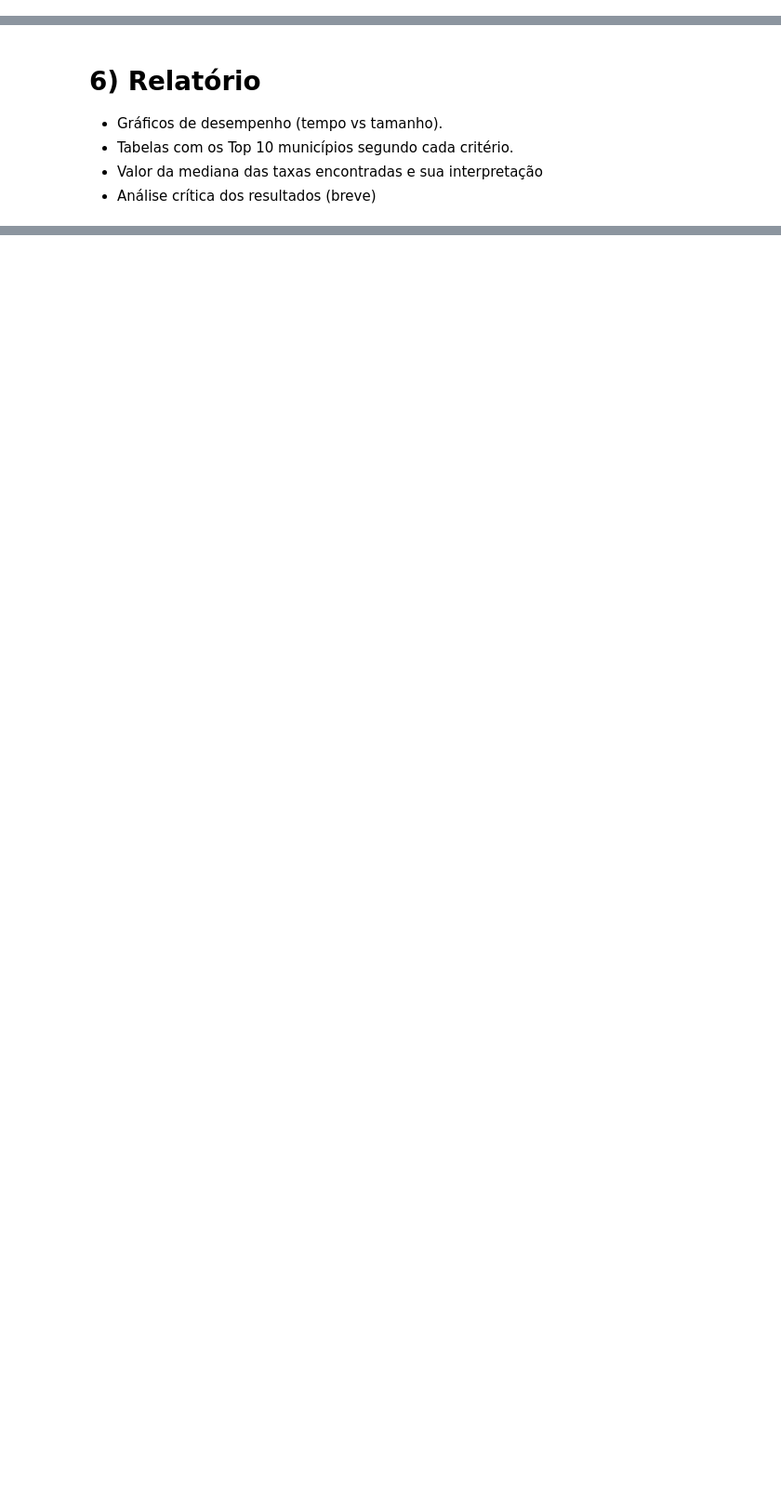
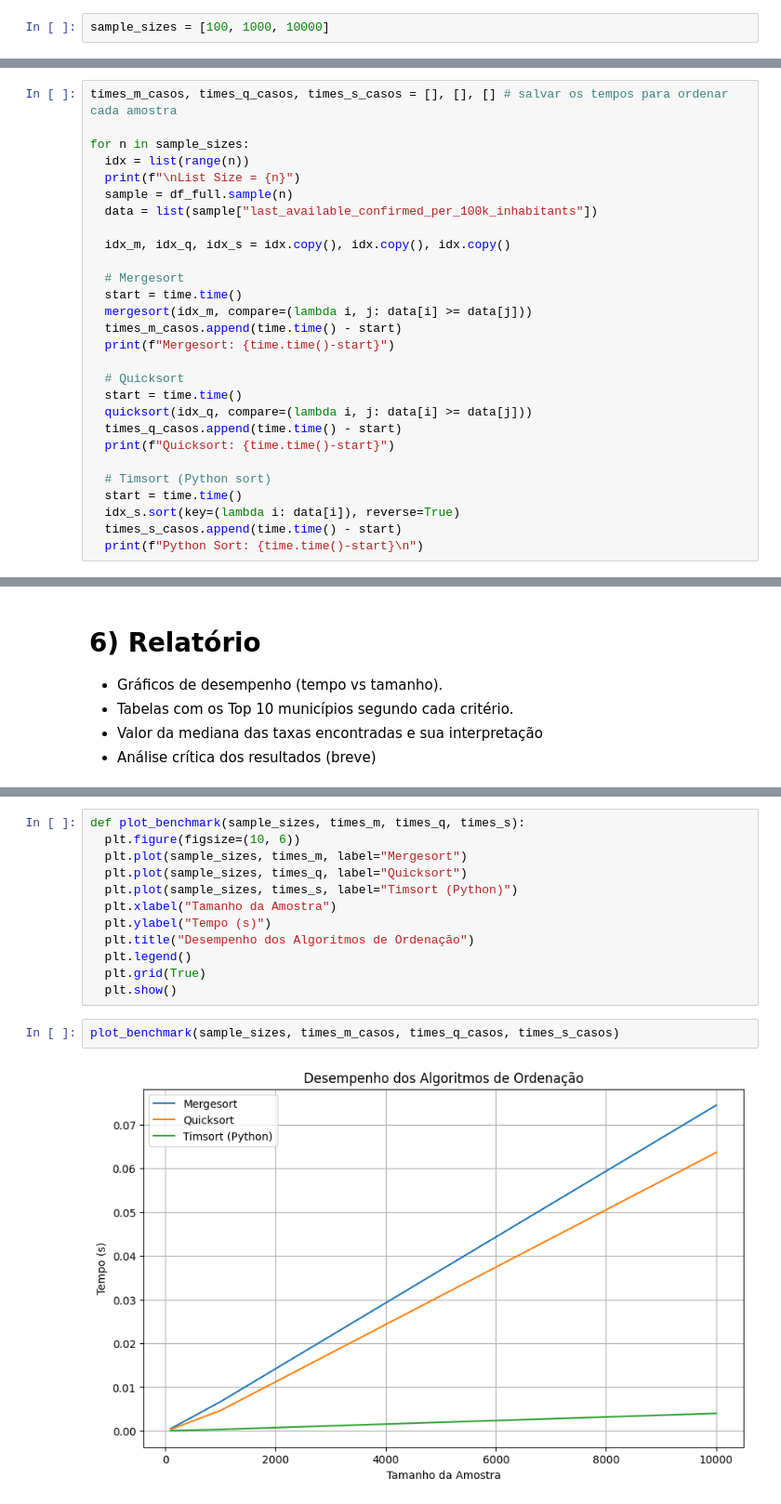
Before and after one commit to stepsbtw/Algoritmos, a Jupyter notebook: algorithms_assignment_1.ipynb, the cells around one changed output, grey strips where cells are left out. Shown: that part at 93% size. Saved outputs shown, nothing was run; the diff lists cells and outputs as text; blank space fills up the shorter version.

```diff
--- a/algorithms_assignment_1.ipynb
+++ b/algorithms_assignment_1.ipynb
@@ -628,0 +582,2 @@ Quickmedian: 17.40956950187683 - 0.0189
+# %%
+sample_sizes = [100, 1000, 10000]
@@ -628,0 +586,28 @@ Quickmedian: 17.40956950187683 - 0.0189
+# %%
+times_m_casos, times_q_casos, times_s_casos = [], [], [] # salvar os tempos para ordenar cada amostra
+
+for n in sample_sizes:
+  idx = list(range(n))
+  print(f"\nList Size = {n}")
+  sample = df_full.sample(n)
+  data = list(sample["last_available_confirmed_per_100k_inhabitants"])
+
+  idx_m, idx_q, idx_s = idx.copy(), idx.copy(), idx.copy()
+
+  # Mergesort
+  start = time.time()
+  mergesort(idx_m, compare=(lambda i, j: data[i] >= data[j]))
+  times_m_casos.append(time.time() - start)
+  print(f"Mergesort: {time.time()-start}")
+
+  # Quicksort
+  start = time.time()
+  quicksort(idx_q, compare=(lambda i, j: data[i] >= data[j]))
+  times_q_casos.append(time.time() - start)
+  print(f"Quicksort: {time.time()-start}")
+
+  # Timsort (Python sort)
+  start = time.time()
+  idx_s.sort(key=(lambda i: data[i]), reverse=True)
+  times_s_casos.append(time.time() - start)
+  print(f"Python Sort: {time.time()-start}\n")
@@ -730,0 +729,16 @@ benchmark_medians(sizes=[100, 500, 1000, 5000, 10000], repeats=3)
+# %%
+def plot_benchmark(sample_sizes, times_m, times_q, times_s):
+  plt.figure(figsize=(10, 6))
+  plt.plot(sample_sizes, times_m, label="Mergesort")
+  plt.plot(sample_sizes, times_q, label="Quicksort")
+  plt.plot(sample_sizes, times_s, label="Timsort (Python)")
+  plt.xlabel("Tamanho da Amostra")
+  plt.ylabel("Tempo (s)")
+  plt.title("Desempenho dos Algoritmos de Ordenação")
+  plt.legend()
+  plt.grid(True)
+  plt.show()
+# %%
+plot_benchmark(sample_sizes, times_m_casos, times_q_casos, times_s_casos)
+# %% [output]
+[figure, added]
```
Also changed, not shown: parts of 57 cells of this notebook.
